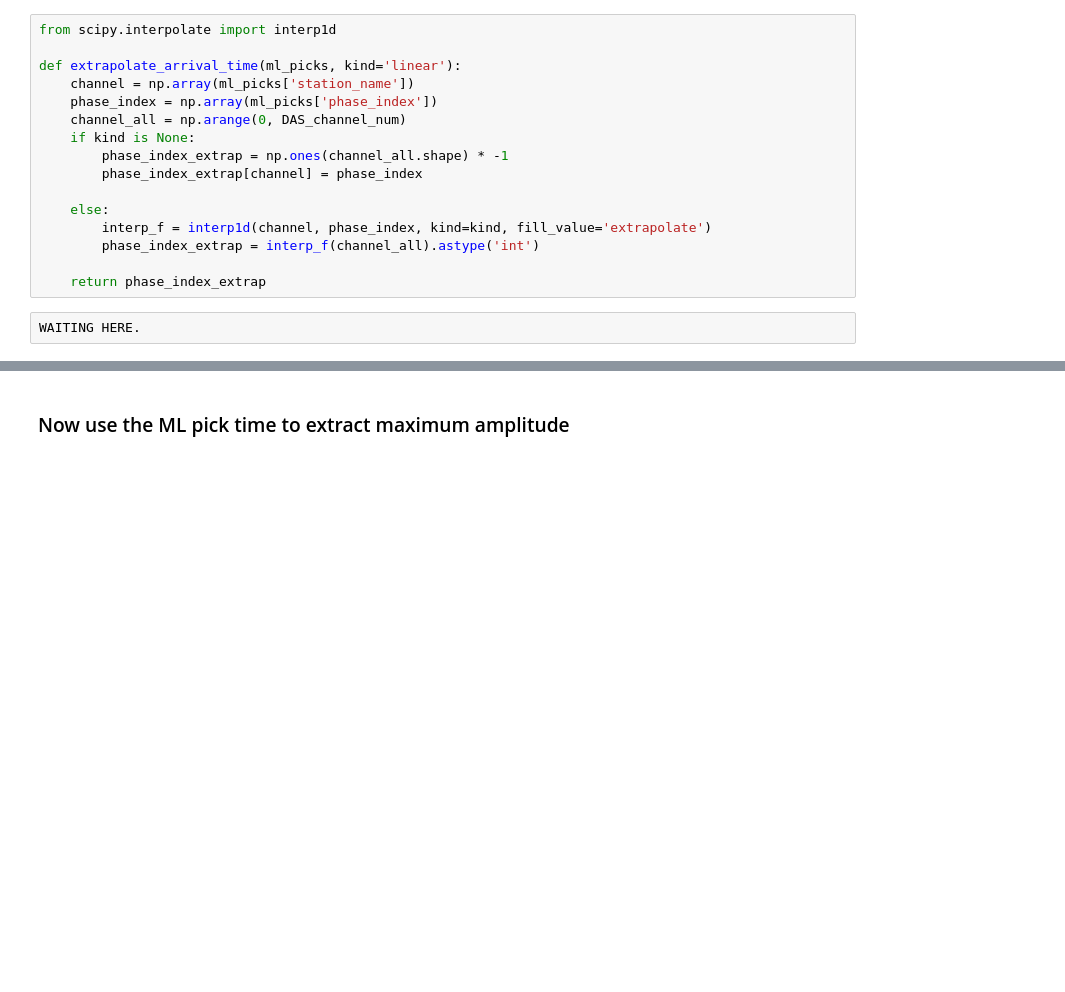
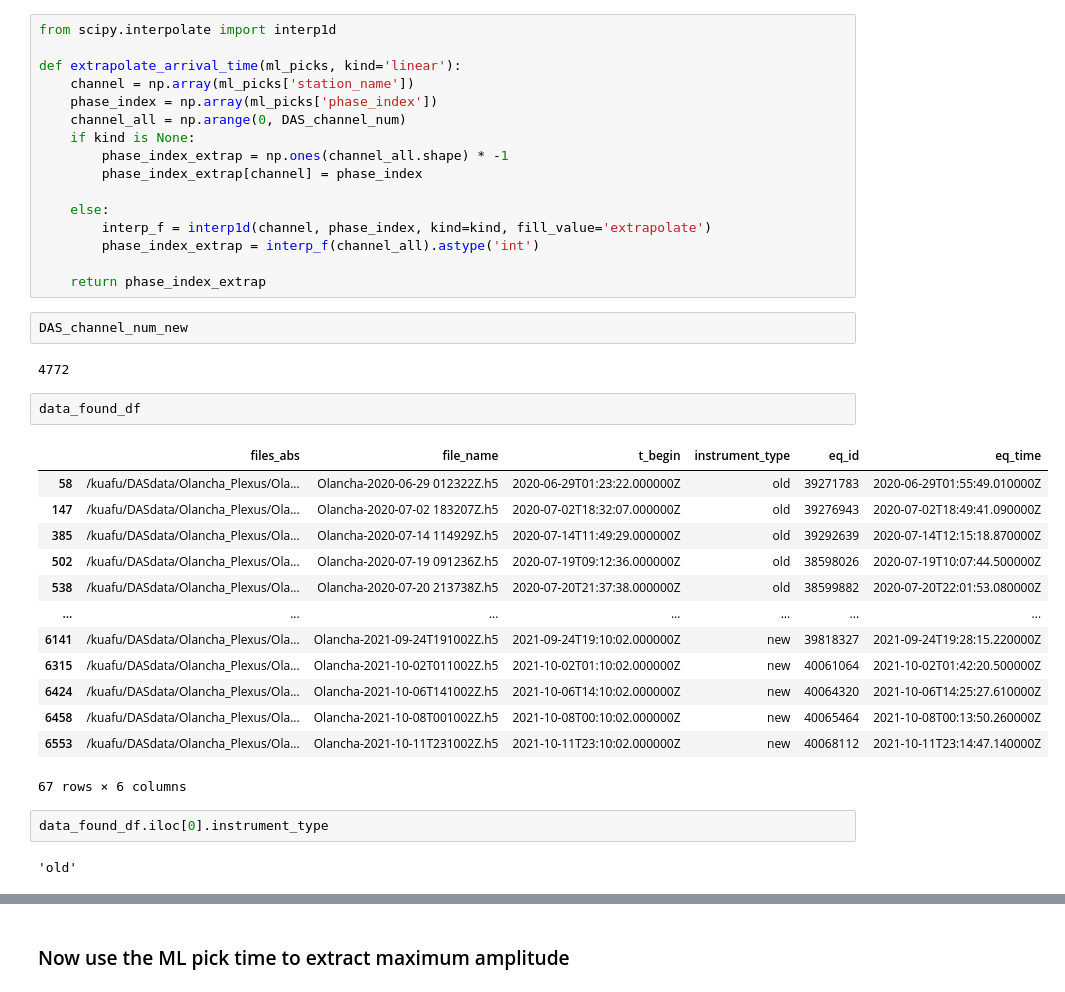
Before and after one commit to yinjiuxun/das-strain-scaling, a Jupyter notebook: jupyter_notebooks/Olancha_extract_peak_amplitude.ipynb, the cells around one changed output, grey strips where cells are left out. Cells and saved outputs as stored; diff of their text form; blank space fills up the shorter version.

Commit message:
Update Olancha data with finally 54 events

```diff
--- a/jupyter_notebooks/Olancha_extract_peak_amplitude.ipynb
+++ b/jupyter_notebooks/Olancha_extract_peak_amplitude.ipynb
@@ -583,6 +553,28 @@ def extrapolate_arrival_time(ml_picks, kind='linear'):
         phase_index_extrap = interp_f(channel_all).astype('int')
 
     return phase_index_extrap
-# %%
-WAITING HERE.
+# %%
+DAS_channel_num_new
+# %% [output]
+4772
+# %%
+data_found_df
+# %% [output]
+|  | files_abs | file_name | t_begin | instrument_type | eq_id | eq_time |
+| 58 | /kuafu/DASdata/Olancha_Plexus/Ola... | Olancha-2020-06-29 012322Z.h5 | 2020-06-29T01:23:22.000000Z | old | 39271783 | 2020-06-29T01:55:49.010000Z |
+| 147 | /kuafu/DASdata/Olancha_Plexus/Ola... | Olancha-2020-07-02 183207Z.h5 | 2020-07-02T18:32:07.000000Z | old | 39276943 | 2020-07-02T18:49:41.090000Z |
+| 385 | /kuafu/DASdata/Olancha_Plexus/Ola... | Olancha-2020-07-14 114929Z.h5 | 2020-07-14T11:49:29.000000Z | old | 39292639 | 2020-07-14T12:15:18.870000Z |
+| 502 | /kuafu/DASdata/Olancha_Plexus/Ola... | Olancha-2020-07-19 091236Z.h5 | 2020-07-19T09:12:36.000000Z | old | 38598026 | 2020-07-19T10:07:44.500000Z |
+| 538 | /kuafu/DASdata/Olancha_Plexus/Ola... | Olancha-2020-07-20 213738Z.h5 | 2020-07-20T21:37:38.000000Z | old | 38599882 | 2020-07-20T22:01:53.080000Z |
+| ... | ... | ... | ... | ... | ... | ... |
+| 6141 | /kuafu/DASdata/Olancha_Plexus/Ola... | Olancha-2021-09-24T191002Z.h5 | 2021-09-24T19:10:02.000000Z | new | 39818327 | 2021-09-24T19:28:15.220000Z |
+| 6315 | /kuafu/DASdata/Olancha_Plexus/Ola... | Olancha-2021-10-02T011002Z.h5 | 2021-10-02T01:10:02.000000Z | new | 40061064 | 2021-10-02T01:42:20.500000Z |
+| 6424 | /kuafu/DASdata/Olancha_Plexus/Ola... | Olancha-2021-10-06T141002Z.h5 | 2021-10-06T14:10:02.000000Z | new | 40064320 | 2021-10-06T14:25:27.610000Z |
+| 6458 | /kuafu/DASdata/Olancha_Plexus/Ola... | Olancha-2021-10-08T001002Z.h5 | 2021-10-08T00:10:02.000000Z | new | 40065464 | 2021-10-08T00:13:50.260000Z |
+| 6553 | /kuafu/DASdata/Olancha_Plexus/Ola... | Olancha-2021-10-11T231002Z.h5 | 2021-10-11T23:10:02.000000Z | new | 40068112 | 2021-10-11T23:14:47.140000Z |
+67 rows × 6 columns
+# %%
+data_found_df.iloc[0].instrument_type
+# %% [output]
+'old'
 # %%
```
Also changed, not shown: parts of 13 cells of this notebook.
